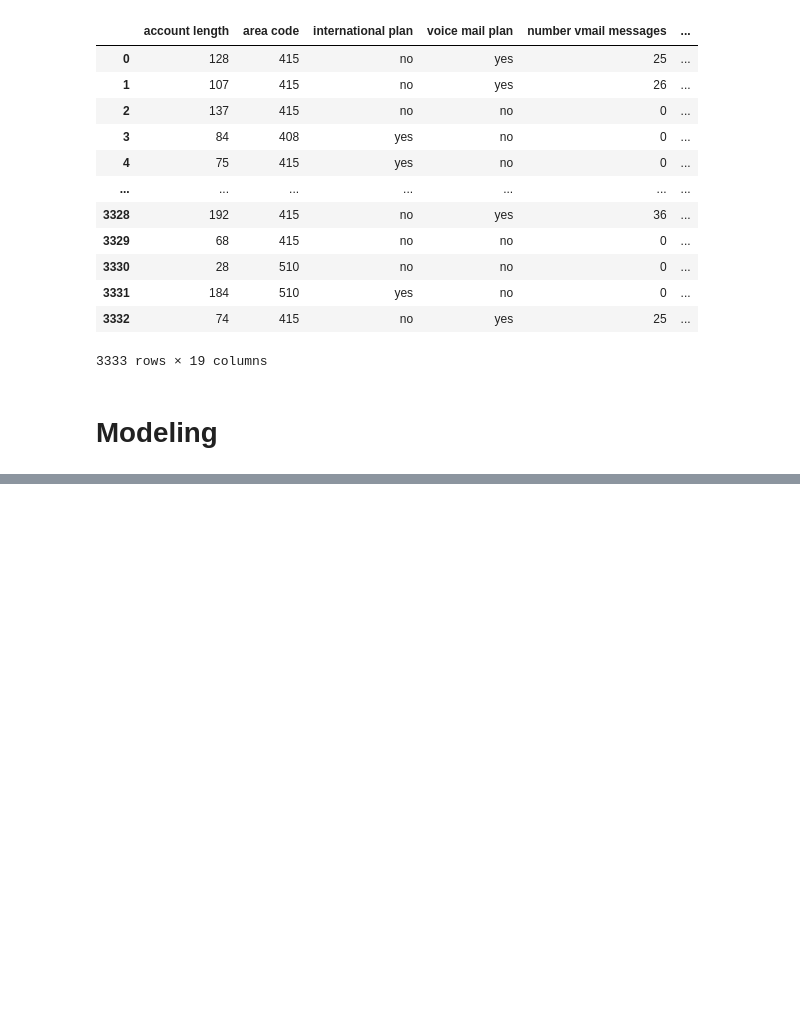
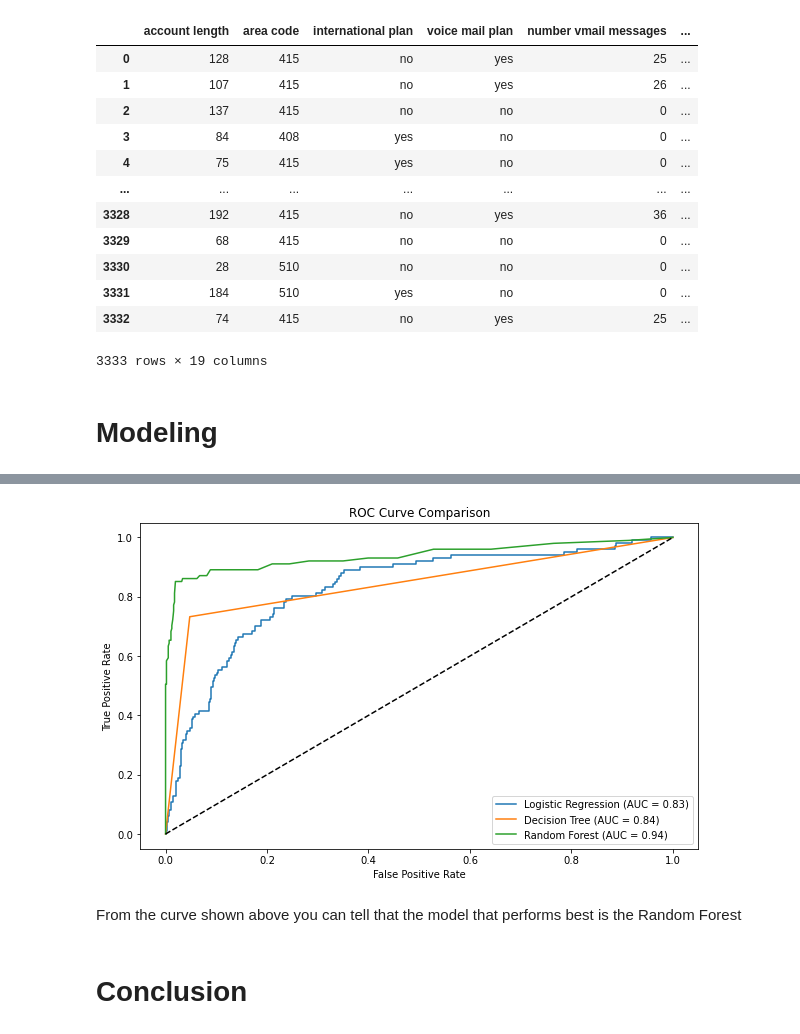
Before and after one commit to Audrey-coder/Phase-3-Project, a Jupyter notebook: index.ipynb, the cells around one changed output, grey strips where cells are left out. Drawn from its saved outputs; the diff is of its cells as text; code cells hidden in the pictures; blank space fills up the shorter version.

```diff
--- a/index.ipynb
+++ b/index.ipynb
@@ -174,8 +180,7 @@ X_train, X_test, y_train, y_test = train_test_split(X_scaled, y, test_size=0.2,
+# %%
+# Standardizing numerical features to improve model performance
+scaler = StandardScaler()
+X_train = scaler.fit_transform(X_train)
+X_test = scaler.transform(X_test)
 # %% [markdown]
 # Modeling
-# %%
-logreg = LogisticRegression()
-logreg.fit(X_train, y_train)
-
-# Make predictions on the test set
-y_pred = logreg.predict(X_test)
@@ -242,0 +189,7 @@ NameError: name 'roc_auc_score' is not defined
+# %%
+# Logistic Regression
+log_reg = LogisticRegression(max_iter=1000)
+log_reg.fit(X_train, y_train)
+y_pred = log_reg.predict(X_test)
+print('\nLogistic Regression Accuracy:', accuracy_score(y_test, y_pred))
+print(classification_report(y_test, y_pred))
@@ -242,0 +227,7 @@ NameError: name 'roc_auc_score' is not defined
+# %%
+# Random Forest
+rf = RandomForestClassifier(random_state=42)
+rf.fit(X_train, y_train)
+y_pred = rf.predict(X_test)
+print('\nRandom Forest Accuracy:', accuracy_score(y_test, y_pred))
+print(classification_report(y_test, y_pred))
@@ -242,0 +332,19 @@ NameError: name 'roc_auc_score' is not defined
+# %%
+# Plotting the ROC Curve comparison to find the best model
+plt.figure(figsize=(10, 6))
+for model, name in zip([log_reg, dt, rf], ['Logistic Regression', 'Decision Tree', 'Random Forest']):
+    y_probs = model.predict_proba(X_test)[:, 1]
+    fpr, tpr, _ = roc_curve(y_test, y_probs)
+    plt.plot(fpr, tpr, label=f'{name} (AUC = {auc(fpr, tpr):.2f})')
+plt.plot([0, 1], [0, 1], 'k--')
+plt.xlabel('False Positive Rate')
+plt.ylabel('True Positive Rate')
+plt.title('ROC Curve Comparison')
+plt.legend()
+plt.show()
+# %% [output]
+[figure, added]
+# %% [markdown]
+From the curve shown above you can tell that the model that performs best is the Random Forest
+# %% [markdown]
+# Conclusion
```
Also changed, not shown: parts of 40 cells of this notebook, 5 other files.
